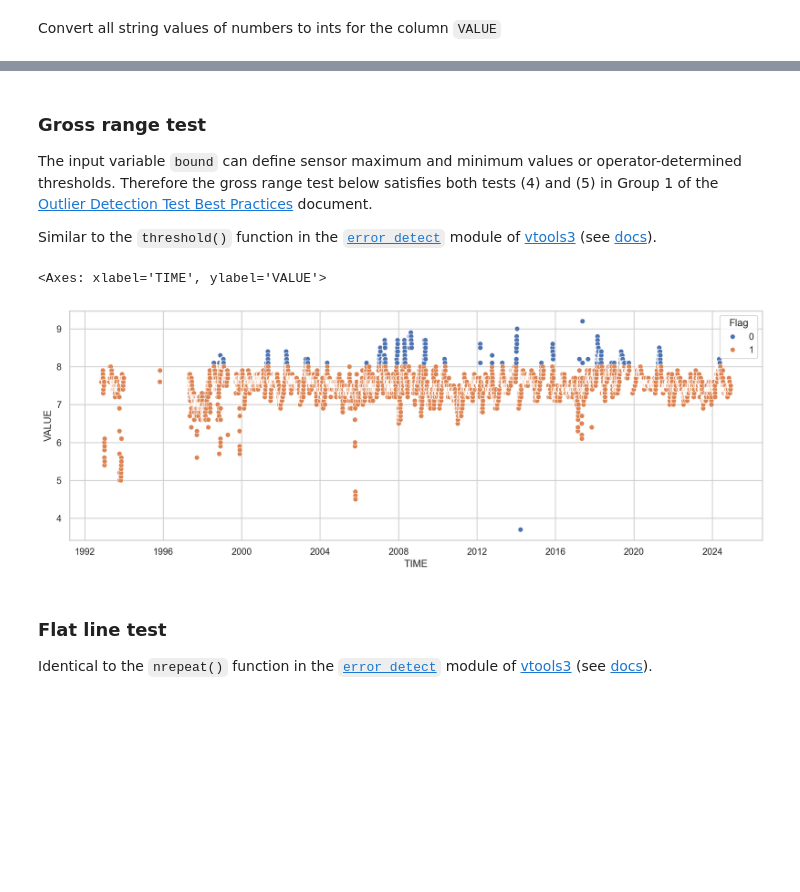
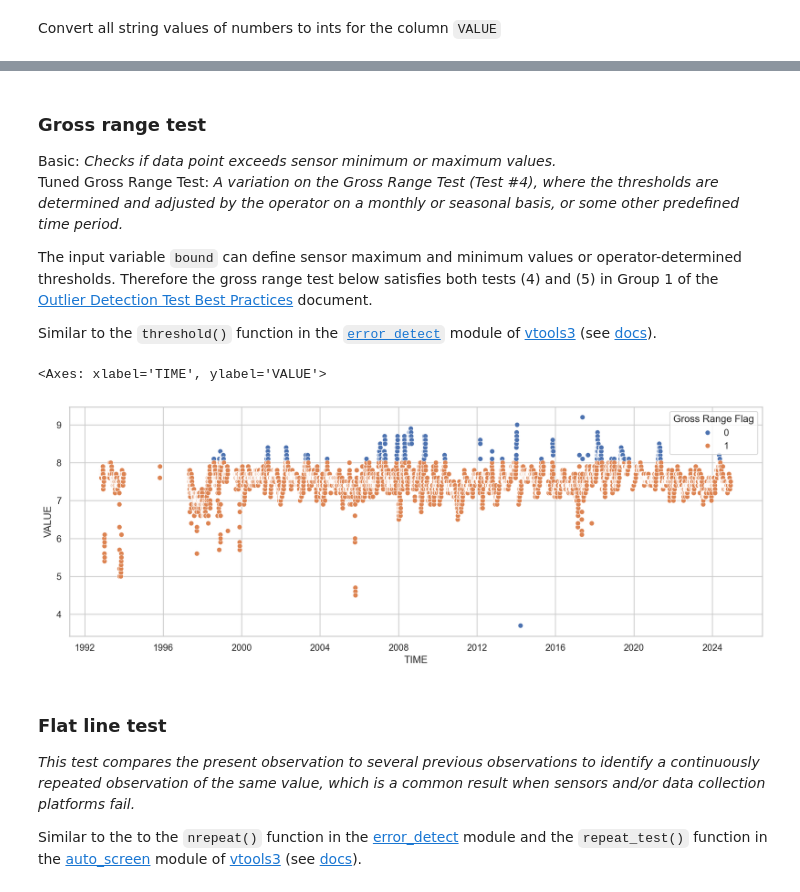
Before and after one commit to DWR-QA-Program/caldata-dsa-outlier-tool, a Jupyter notebook: dwr/dwr.ipynb, the cells around one changed output, grey strips where cells are left out. Cells and saved outputs as stored; diff of their text form; code cells hidden in the pictures; blank space fills up the shorter version.

```diff
--- a/dwr/dwr.ipynb
+++ b/dwr/dwr.ipynb
@@ -81,5 +76,7 @@ Convert string values in `DATE TIME` column to datetime object and rename it `TI
 # %%
 df['TIME']=pd.to_datetime(df['DATE TIME'], format='%Y%m%d %H%M').reset_index(drop=True)
+# %%
+df = df.set_index('TIME')
 # %% [markdown]
 Convert all string values of numbers to ints for the column `VALUE`
 # %%
@@ -92,0 +127,4 @@ np.nanmax(df.VALUE), np.nanmin(df.VALUE)
+# %%
+sns.set_theme(style="whitegrid")
+fig, ax = plt.subplots(figsize=(15,5))
+sns.scatterplot(df_time_gap, x='TIME', y='Time Gap Flag', edgecolor=None)
@@ -92,0 +160,4 @@ np.nanmax(df.VALUE), np.nanmin(df.VALUE)
+# %%
+sns.set_theme(style="whitegrid")
+fig, ax = plt.subplots(figsize=(15,5))
+sns.scatterplot(df_value_gap, x='TIME', y='Value Gap Flag', edgecolor=None)
@@ -93,5 +167,8 @@ np.nanmax(df.VALUE), np.nanmin(df.VALUE)
 # %% [markdown]
 ### Gross range test
+
+Basic: *Checks if data point exceeds sensor minimum or maximum values.*
+Tuned Gross Range Test: *A variation on the Gross Range Test (Test #4), where the thresholds are determined and adjusted by the operator on a monthly or seasonal basis, or some other predefined time period.*
 
 The input variable `bound` can define sensor maximum and minimum values or operator-determined thresholds. Therefore the gross range test below satisfies both tests (4) and (5) in Group 1 of the [Outlier Detection Test Best Practices](https://docs.google.com/document/d/1YmXWDMHCKnWniQ4sMkkT5g5j5H5TmT3f/edit) document.
 
@@ -103,8 +180,9 @@ def gross_range_test(time_series: pd.Series, bounds: tuple) -> pd.DataFrame:
 
     Parameters
     ----------
-    time_series : pandas.Series
-        The time series to be tested.
+    time_series : pd.Series
+        A pandas series with a datetime index.
+
     bounds : tuple
         The lower and upper bounds for the test.
 
@@ -123,7 +201,7 @@ def gross_range_test(time_series: pd.Series, bounds: tuple) -> pd.DataFrame:
         raise ValueError('No input data.')
     if not all(bounds):
         raise ValueError('One of all of the bounds is empty.')
-    df['Flag'] = np.where(((df > bounds[1]) | ((df <= bounds[0]))), 0, 1)
+    df['Gross Range Flag'] = np.where(((df > bounds[1]) | ((df <= bounds[0]))), 0, 1)
     return df
 # %%
 df_gross_range = gross_range_test(time_series=df.VALUE, bounds=[4,8])
@@ -132,14 +208,16 @@ df_gross_range ['TIME'] = df['TIME']
 # %%
 sns.set_theme(style="whitegrid")
 fig, ax = plt.subplots(figsize=(15,5))
-sns.scatterplot(df_gross_range, x='TIME', y='VALUE', hue='Flag')
+sns.scatterplot(df_gross_range, x='TIME', y='VALUE', hue='Gross Range Flag')
 # %% [output]
 <Axes: xlabel='TIME', ylabel='VALUE'>
-[figure, old version]
+[figure, new version]
 # %% [markdown]
 ### Flat line test
 
-Identical to the `nrepeat()` function in the [`error_detect`](https://github.com/CADWRDeltaModeling/vtools3/blob/master/vtools/functions/error_detect.py) module of [vtools3](https://github.com/CADWRDeltaModeling/vtools3) (see [docs](https://github.com/CADWRDeltaModeling/dms_datastore/wiki/Time-Series-Data-Screening-and-Error-Detection-Methods)).
+*This test compares the present observation to several previous observations to identify a continuously repeated observation of the same value, which is a common result when sensors and/or data collection platforms fail.*
+
+Similar to the to the `nrepeat()` function in the [error_detect](https://github.com/CADWRDeltaModeling/vtools3/blob/master/vtools/functions/error_detect.py) module and the `repeat_test()` function in the [auto_screen](https://github.com/CADWRDeltaModeling/dms_datastore/blob/master/dms_datastore/auto_screen.py) module of [vtools3](https://github.com/CADWRDeltaModeling/vtools3) (see [docs](https://github.com/CADWRDeltaModeling/dms_datastore/wiki/Time-Series-Data-Screening-and-Error-Detection-Methods)).
 # %%
 def flat_line_test(time_series: pd.Series) -> pd.DataFrame:
     """
```
Also changed, not shown: parts of 19 cells of this notebook.
